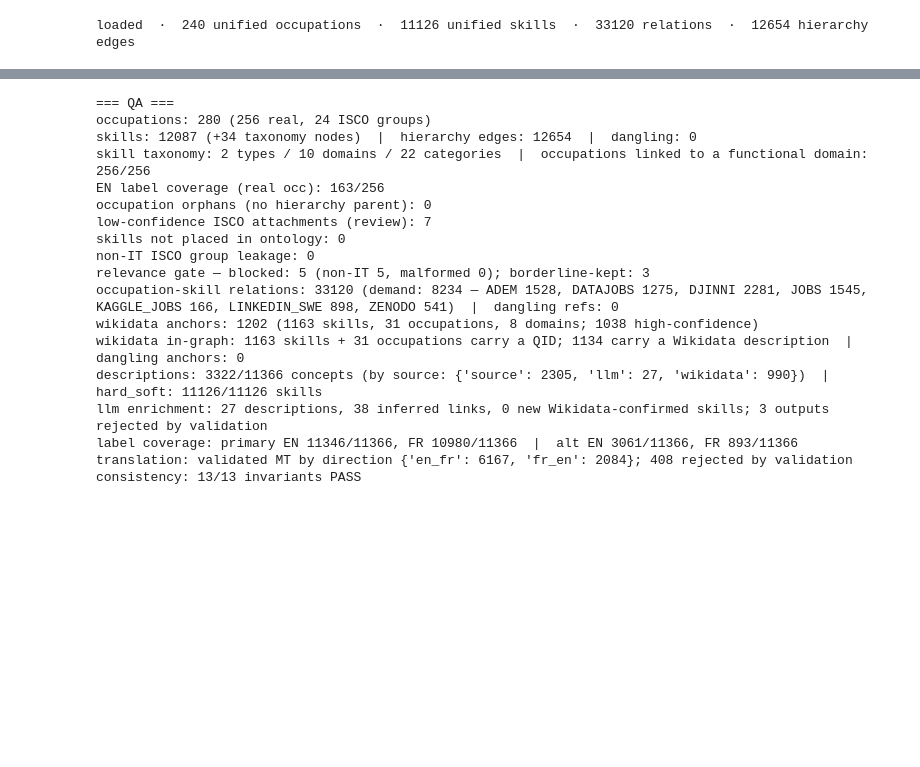
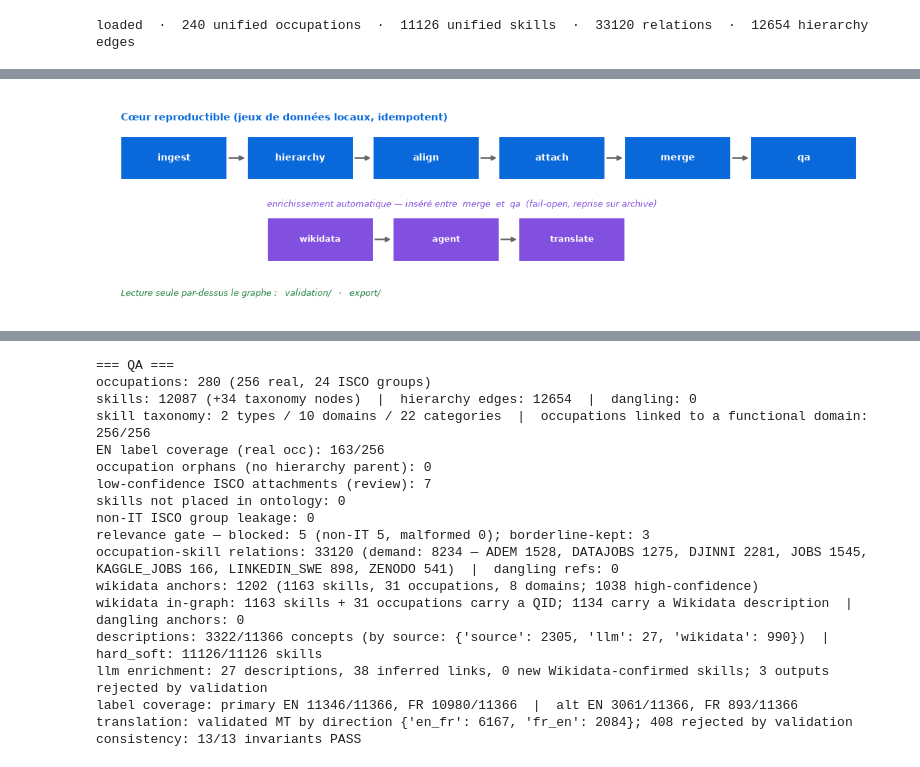
Before and after one commit to YoussefDhb/JobKB, a Jupyter notebook: notebooks/inspect.ipynb, the cells around one changed output, grey strips where cells are left out. Drawn from its saved outputs; the diff is of its cells as text; code cells hidden in the pictures; blank space fills up the shorter version.

```diff
--- a/notebooks/inspect.ipynb
+++ b/notebooks/inspect.ipynb
@@ -39,0 +113,27 @@ loaded  ·  240 unified occupations  ·  11126 unified skills  ·  33120 relatio
+# %%
+# Diagramme du pipeline (matplotlib autonome)
+fig, ax = plt.subplots(figsize=(12, 3.4)); ax.axis('off')
+def _row(labels, y, fc, fs=10, w=1.75, h=0.7, gap=0.32, x0=0.3):
+    prev = None
+    for l in labels:
+        ax.add_patch(plt.Rectangle((x0, y), w, h, facecolor=fc, edgecolor='white', lw=1.5, zorder=2))
+        ax.text(x0 + w / 2, y + h / 2, l, ha='center', va='center', color='white',
+                weight='bold', fontsize=fs, zorder=3)
+        if prev is not None:
+            ax.annotate('', (x0, y + h / 2), (prev, y + h / 2),
+                        arrowprops=dict(arrowstyle='-|>', lw=1.8, color='#666'), zorder=1)
+        prev = x0 + w
+        x0 += w + gap
+    return x0 - gap
+end_core = _row(['ingest', 'hierarchy', 'align', 'attach', 'merge', 'qa'], 2.05, '#0969da')
+end_enr = _row(['wikidata', 'agent', 'translate'], 0.75, '#8250df', fs=9.5, x0=2.7)
+ax.text(0.3, 3.0, 'Cœur reproductible (jeux de données locaux, idempotent)',
+        fontsize=10.5, color='#0969da', weight='bold')
+ax.text(2.7, 1.62, 'enrichissement automatique — inséré entre  merge  et  qa  (fail-open, reprise sur archive)',
+        fontsize=9, color='#8250df', style='italic')
+ax.text(0.3, 0.2, 'Lecture seule par-dessus le graphe :   validation/   ·   export/',
+        fontsize=9.5, color='#1a7f37', style='italic')
+ax.set_xlim(0, max(end_core, end_enr) + 0.4); ax.set_ylim(0, 3.3)
+plt.tight_layout(); plt.show()
+# %% [output]
+[figure, added]
```
Also changed, not shown: parts of 22 cells of this notebook, 9 other files.
